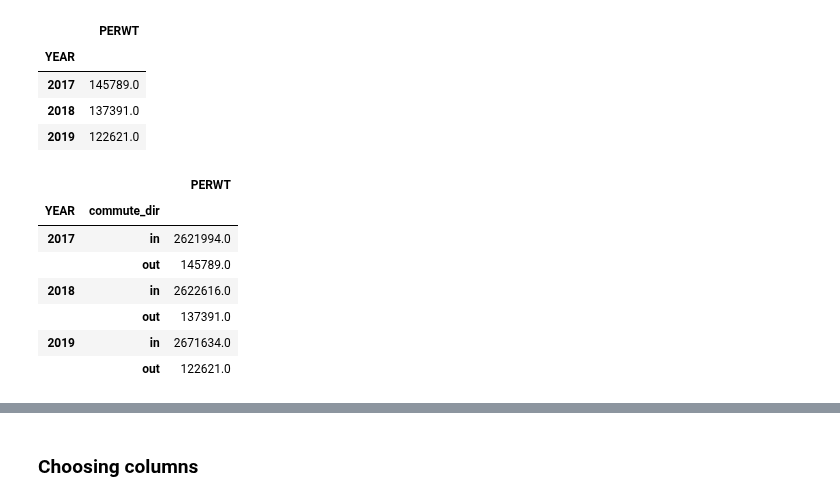
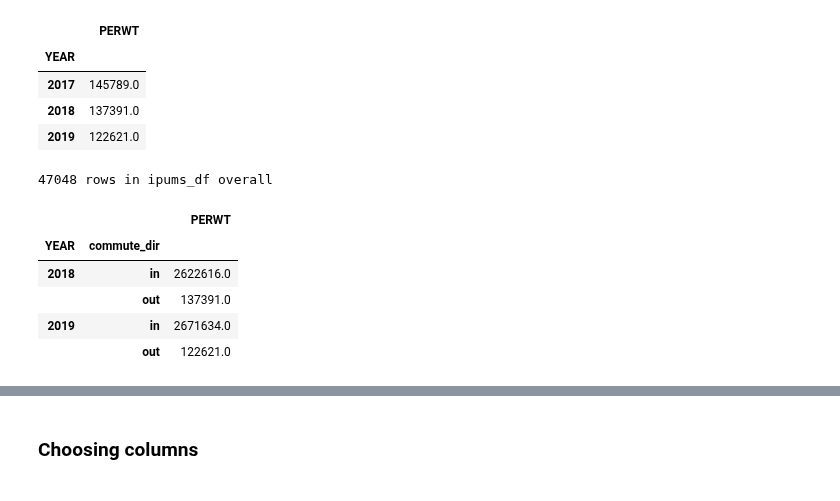
Before and after one commit to BNewborn/mobility-electrification, a Jupyter notebook: 01_DataExploration_and_Engineering/06_IPUMS_DataCleaning_Disaggregated.ipynb, the cells around one changed output, grey strips where cells are left out. Drawn from its saved outputs; the diff is of its cells as text; code cells hidden in the pictures.

```diff
--- a/01_DataExploration_and_Engineering/06_IPUMS_DataCleaning_Disaggregated.ipynb
+++ b/01_DataExploration_and_Engineering/06_IPUMS_DataCleaning_Disaggregated.ipynb
@@ -90,18 +94,22 @@ ipums_df_NY_Res.groupby(by=["YEAR"]).agg({"PERWT":'sum'})
 # %%
 ### Concatenate dataframes together - add commute_dir column for ease of filtering
 ipums_df_WorksNYS['commute_dir'] = 'in'
 ipums_df_NY_Res['commute_dir'] = 'out'
 
 ipums_df = pd.concat([ipums_df_WorksNYS,ipums_df_NY_Res])
+
+### Added April 24 - REMOVING 2017, Industry+Occupation codes changed in 17/18, so they arent consistent.
+### Removing for now. Can always try to re-marry later if we need/want to
+ipums_df=ipums_df[ipums_df['YEAR']>2017]
 ipums_df.reset_index(inplace=True)
+print(len(ipums_df),'rows in ipums_df overall')
 ipums_df.groupby(by=["YEAR",'commute_dir']).agg({"PERWT":'sum'})
 
 ### Looks good
 # %% [output]
+47048 rows in ipums_df overall
 |  |  | PERWT |
 | YEAR | commute_dir |  |
-| 2017 | in | 2621994.0 |
-|  | out | 145789.0 |
 | 2018 | in | 2622616.0 |
 |  | out | 137391.0 |
 | 2019 | in | 2671634.0 |
```
Also changed, not shown: parts of 12 cells of this notebook, 3 other files.
